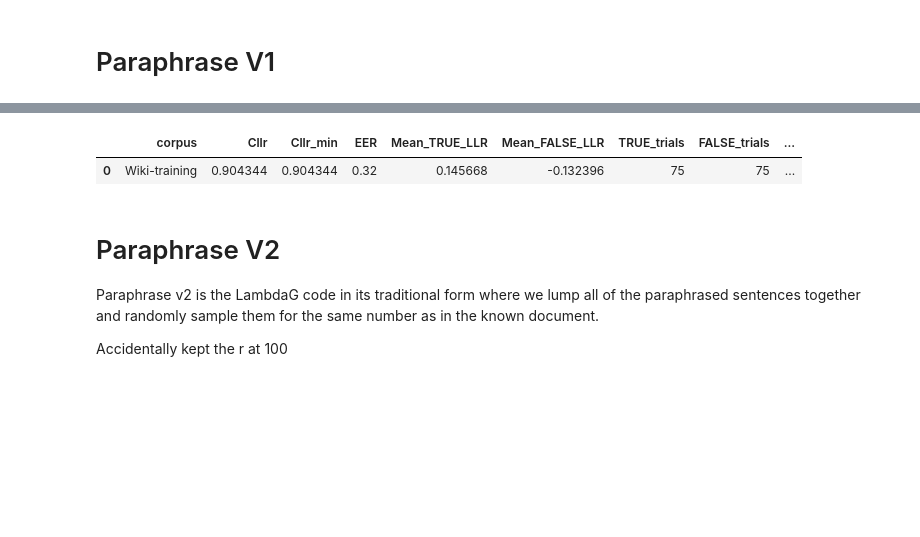
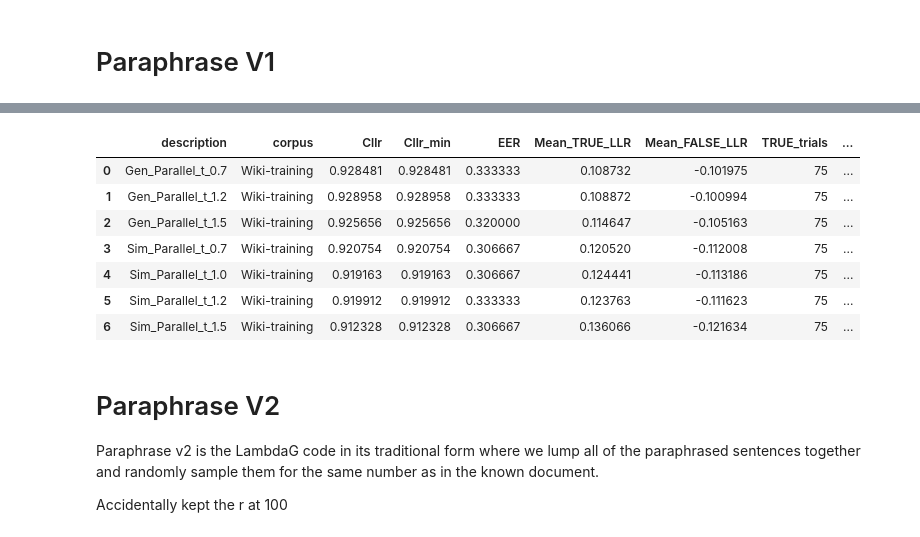
Before and after one commit to BenJCross1995/av_distributions, a Jupyter notebook: notebooks/LambdaG Paraphrase Results.ipynb, the cells around one changed output, grey strips where cells are left out. Drawn from its saved outputs; the diff is of its cells as text; code cells hidden in the pictures; blank space fills up the shorter version.

```diff
--- a/notebooks/LambdaG Paraphrase Results.ipynb
+++ b/notebooks/LambdaG Paraphrase Results.ipynb
@@ -69,8 +67,7 @@ def plot_roc(df):
 # %% [markdown]
 # Paraphrase V1
 # %%
-v1_jsonl_files = glob.glob(f"{v1_dir}/*.jsonl")
-sorted(v1_jsonl_files)
-
-print(v1_jsonl_files)
+v1_data = combine_and_aggregate_results_data(v1_dir, method='paraphrase_v1', group_cols=['description', 'problem', 'target'])
+v1_data = split_description(v1_data)
+v1_data.head(4)
 # %% [output]
@@ -106,15 +108,22 @@ Actual True                22              53
 # %%
 score_col = 'score'
 target_col = 'target'
-performance(grouped_data,
+performance(v1_data,
             score_col,
             target_col,
             additional_metadata={
                 'corpus': "Wiki-training"
-            })
+            },
+            group_cols='description')
 # %% [output]
-|  | corpus | Cllr | Cllr_min | EER | Mean_TRUE_LLR | Mean_FALSE_LLR | TRUE_trials | FALSE_trials | ... |
-| 0 | Wiki-training | 0.904344 | 0.904344 | 0.32 | 0.145668 | -0.132396 | 75 | 75 | ... |
+|  | description | corpus | Cllr | Cllr_min | EER | Mean_TRUE_LLR | Mean_FALSE_LLR | TRUE_trials | ... |
+| 0 | Gen_Parallel_t_0.7 | Wiki-training | 0.928481 | 0.928481 | 0.333333 | 0.108732 | -0.101975 | 75 | ... |
+| 1 | Gen_Parallel_t_1.2 | Wiki-training | 0.928958 | 0.928958 | 0.333333 | 0.108872 | -0.100994 | 75 | ... |
+| 2 | Gen_Parallel_t_1.5 | Wiki-training | 0.925656 | 0.925656 | 0.320000 | 0.114647 | -0.105163 | 75 | ... |
+| 3 | Sim_Parallel_t_0.7 | Wiki-training | 0.920754 | 0.920754 | 0.306667 | 0.120520 | -0.112008 | 75 | ... |
+| 4 | Sim_Parallel_t_1.0 | Wiki-training | 0.919163 | 0.919163 | 0.306667 | 0.124441 | -0.113186 | 75 | ... |
+| 5 | Sim_Parallel_t_1.2 | Wiki-training | 0.919912 | 0.919912 | 0.333333 | 0.123763 | -0.111623 | 75 | ... |
+| 6 | Sim_Parallel_t_1.5 | Wiki-training | 0.912328 | 0.912328 | 0.306667 | 0.136066 | -0.121634 | 75 | ... |
 # %% [markdown]
 # Paraphrase V2
 
```
Also changed, not shown: parts of 60 cells of this notebook, 34 other files.
